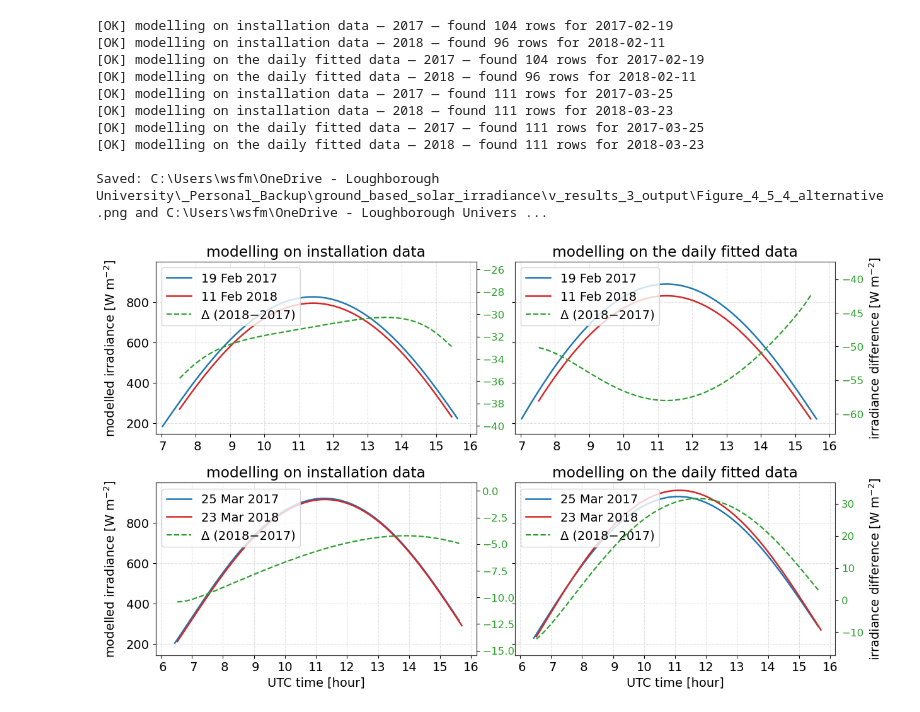
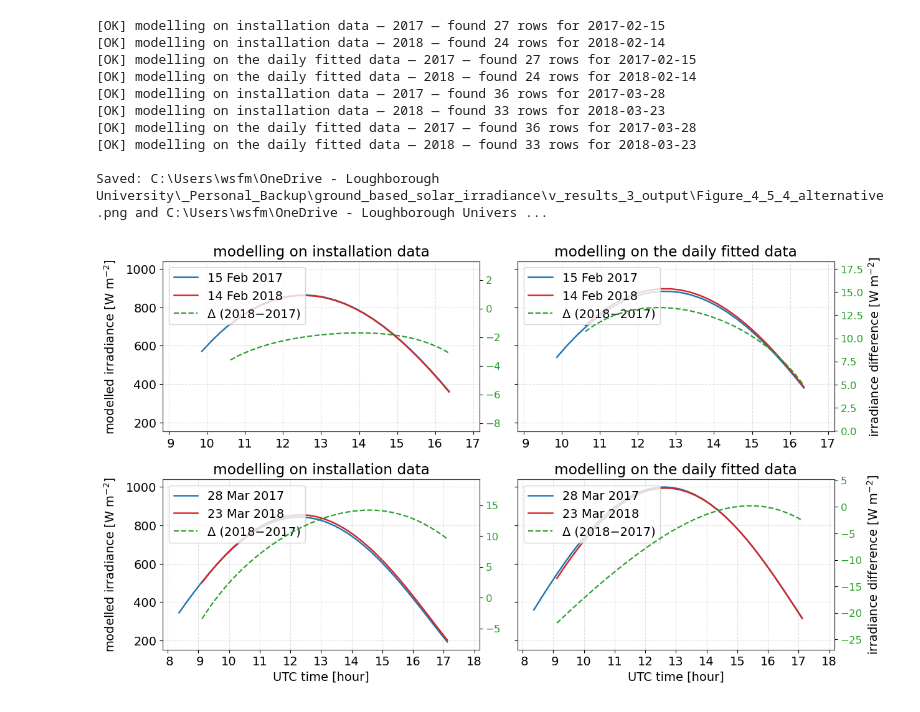
Before and after one commit to FrancescoMariottini/ground_based_solar_irradiance, a Jupyter notebook: v_results_4_examples_ipynb/modeled_variation_by_year.ipynb, the cells around one changed output. Saved outputs shown, nothing was run; the diff lists cells and outputs as text; code cells hidden in the pictures.

```diff
--- a/v_results_4_examples_ipynb/modeled_variation_by_year.ipynb
+++ b/v_results_4_examples_ipynb/modeled_variation_by_year.ipynb
@@ -27,6 +27,9 @@ BASE_DIR = r"C:/Users/wsfm/OneDrive - Loughborough University/_Personal_Backup/g
 INP_DIR  = os.path.join(BASE_DIR, "assets", "alignment")
 OUT_DIR  = os.path.join(BASE_DIR, "v_results_3_output")
 DAILY_CSV = "_daily_alignment Lazio Pyranometer 1_analysis_251029.csv"
+
+DAILY_CSV = "_daily_alignment Bolzano_analysis_251031.csv"
+
 FONTSIZE = 14
 
 # If a requested day is missing, allow fallback to the closest day in the same month
@@ -171,12 +174,22 @@ inst_std = _prep_series(df, col_date, col_hh_inst, col_y_inst)
 opt_std  = _prep_series(df, col_date, col_hh_opt,  col_y_opt)
 
 # --------------------------- Requested date pairs ---------------------------
+# Lazio
 dates_pairs = [
     # Row 1 (February)
     (pd.Timestamp("2017-02-19"), pd.Timestamp("2018-02-11")),
     # Row 2 (March)
     (pd.Timestamp("2017-03-25"), pd.Timestamp("2018-03-23")),
 ]
+
+# Trentino
+dates_pairs = [
+    # Row 1 (February)
+    (pd.Timestamp("2017-02-15"), pd.Timestamp("2018-02-14")),
+    # Row 2 (March)
+    (pd.Timestamp("2017-03-28"), pd.Timestamp("2018-03-23")),
+]
+
 
 # --------------------------- Plotting ---------------------------
 plt.rcParams.update({
@@ -268,39 +281,39 @@ _plot_panel(
     dates_pairs[1][0], dates_pairs[1][1],
     is_right_panel=False,
     left_title="modelling on installation data",
     right_title="modelling on the daily fitted data"
 )
 _plot_panel(
     axes[1, 1], opt_std,
     dates_pairs[1][0], dates_pairs[1][1],
     is_right_panel=True,
     left_title="modelling on installation data",
     right_title="modelling on the daily fitted data"
 )
 
 # Axis labels (left column y, bottom row x)
 axes[0, 0].set_ylabel("modelled irradiance [W m$^{-2}$]", fontsize=FONTSIZE, labelpad=10)
 axes[1, 0].set_ylabel("modelled irradiance [W m$^{-2}$]", fontsize=FONTSIZE, labelpad=10)
 axes[1, 0].set_xlabel("UTC time [hour]", fontsize=FONTSIZE)
 axes[1, 1].set_xlabel("UTC time [hour]", fontsize=FONTSIZE)
 
 # Layout & save
 fig = plt.gcf()
 fig.subplots_adjust(wspace=0.12, hspace=0.28, left=0.08, right=0.95, top=0.92, bottom=0.12)
 png = out / "Figure_4_5_4_alternative.png"
 svg = out / "Figure_4_5_4_alternative.svg"
 fig.savefig(png, dpi=300)
 fig.savefig(svg)
 print(f"\nSaved: {png} and {svg}")
 # %% [output]
-[OK] modelling on installation data — 2017 — found 104 rows for 2017-02-19
-[OK] modelling on installation data — 2018 — found 96 rows for 2018-02-11
-[OK] modelling on the daily fitted data — 2017 — found 104 rows for 2017-02-19
-[OK] modelling on the daily fitted data — 2018 — found 96 rows for 2018-02-11
-[OK] modelling on installation data — 2017 — found 111 rows for 2017-03-25
-[OK] modelling on installation data — 2018 — found 111 rows for 2018-03-23
-[OK] modelling on the daily fitted data — 2017 — found 111 rows for 2017-03-25
-[OK] modelling on the daily fitted data — 2018 — found 111 rows for 2018-03-23
+[OK] modelling on installation data — 2017 — found 27 rows for 2017-02-15
+[OK] modelling on installation data — 2018 — found 24 rows for 2018-02-14
+[OK] modelling on the daily fitted data — 2017 — found 27 rows for 2017-02-15
+[OK] modelling on the daily fitted data — 2018 — found 24 rows for 2018-02-14
+[OK] modelling on installation data — 2017 — found 36 rows for 2017-03-28
+[OK] modelling on installation data — 2018 — found 33 rows for 2018-03-23
+[OK] modelling on the daily fitted data — 2017 — found 36 rows for 2017-03-28
+[OK] modelling on the daily fitted data — 2018 — found 33 rows for 2018-03-23
 
 Saved: C:\Users\wsfm\OneDrive - Loughborough University\_Personal_Backup\ground_based_solar_irradiance\v_results_3_output\Figure_4_5_4_alternative.png and C:\Users\wsfm\OneDrive - Loughborough Univers ...
-[figure, old version]
+[figure, new version]
```
Also changed, not shown: 1 other file.
